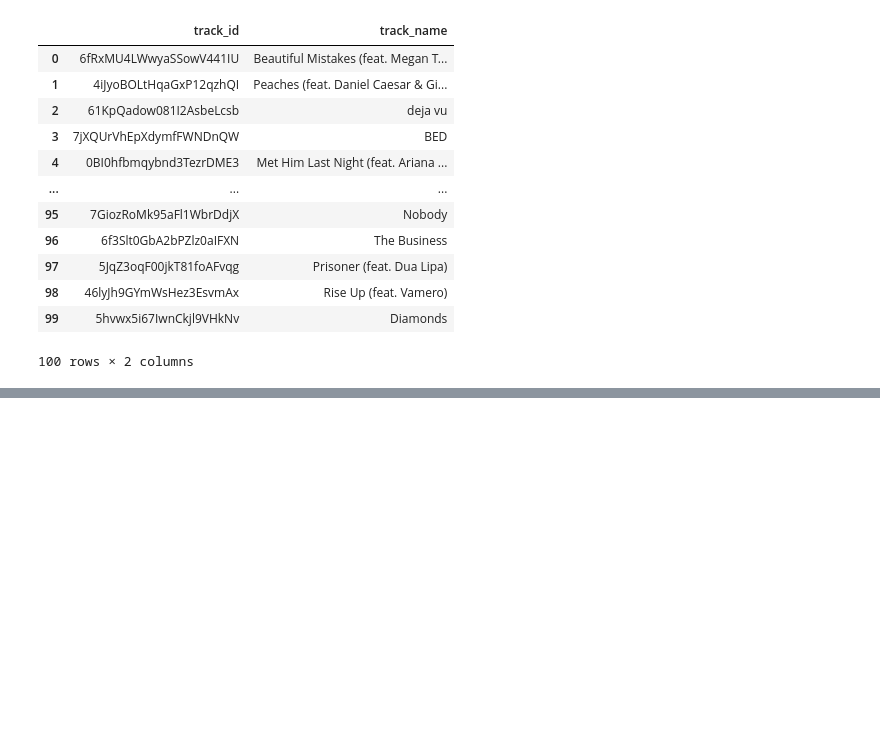
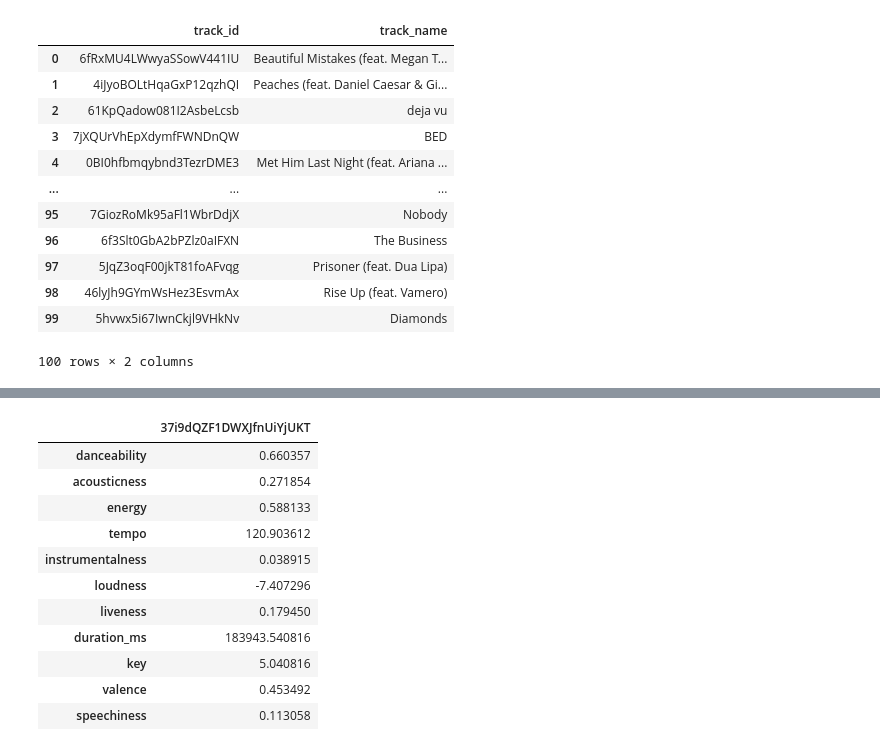
Before and after one commit to malbert131/DJ_NumPY, a Jupyter notebook: Recommender.ipynb, the cells around one changed output, grey strips where cells are left out. Drawn from its saved outputs; the diff is of its cells as text; code cells hidden in the pictures; blank space fills up the shorter version.

Commit message:
created method to find mean of audio features in a single playlist

```diff
--- a/Recommender.ipynb
+++ b/Recommender.ipynb
@@ -192,0 +194,20 @@ get_audio_features(sp, '37i9dQZF1DXcRXFNfZr7Tp')
+# %%
+# Finding mean of audio features for each playlist
+def audio_features_mean(sp, playlist_id):
+    Playlist = get_audio_features(sp, playlist_id)
+    return pd.DataFrame(Playlist.mean(), columns= [playlist_id])
+# %%
+audio_features_mean(sp, '37i9dQZF1DWXJfnUiYjUKT')
+# %% [output]
+|  | 37i9dQZF1DWXJfnUiYjUKT |
+| danceability | 0.660357 |
+| acousticness | 0.271854 |
+| energy | 0.588133 |
+| tempo | 120.903612 |
+| instrumentalness | 0.038915 |
+| loudness | -7.407296 |
+| liveness | 0.179450 |
+| duration_ms | 183943.540816 |
+| key | 5.040816 |
+| valence | 0.453492 |
+| speechiness | 0.113058 |
```
Also changed, not shown: parts of 3 cells of this notebook.
